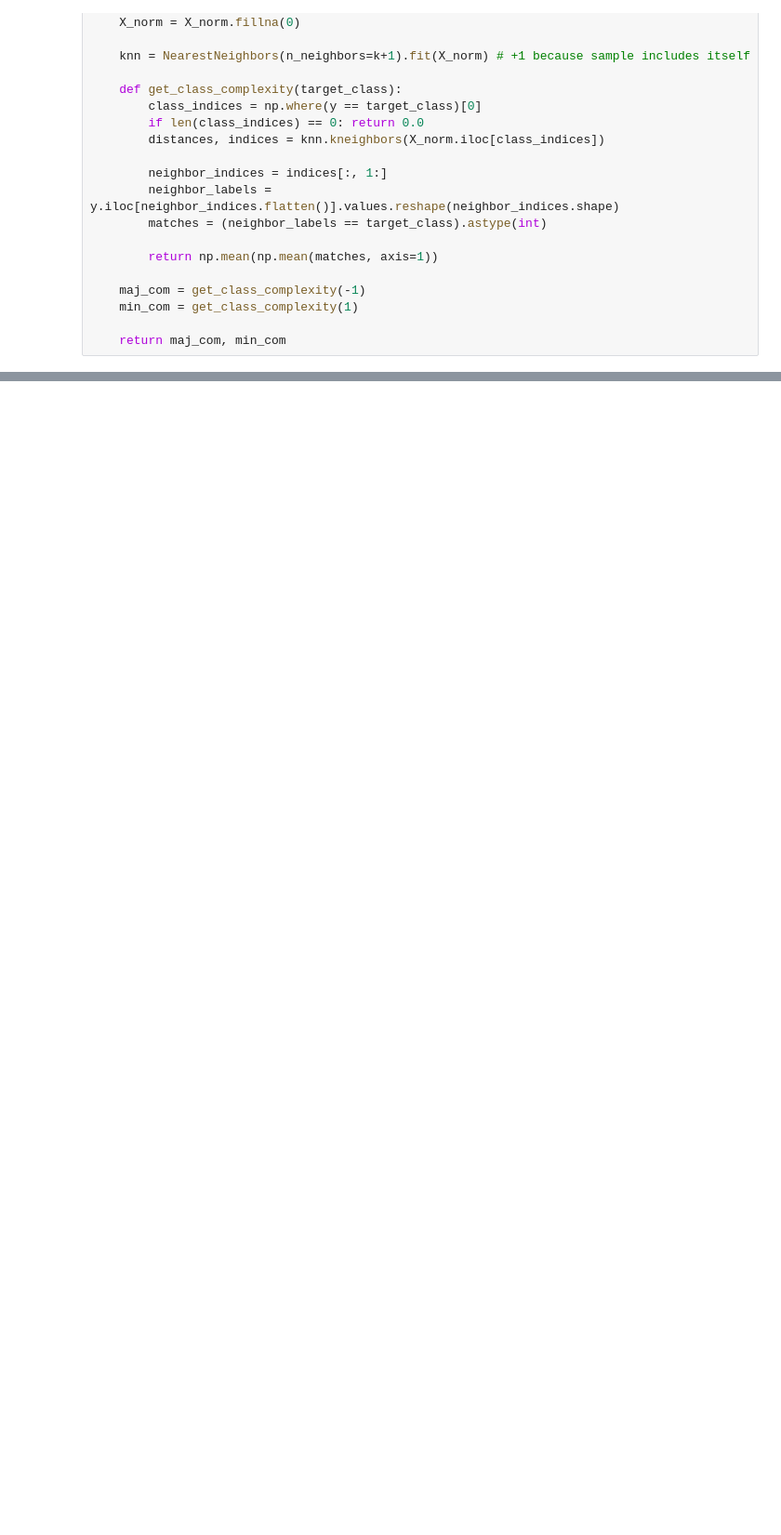
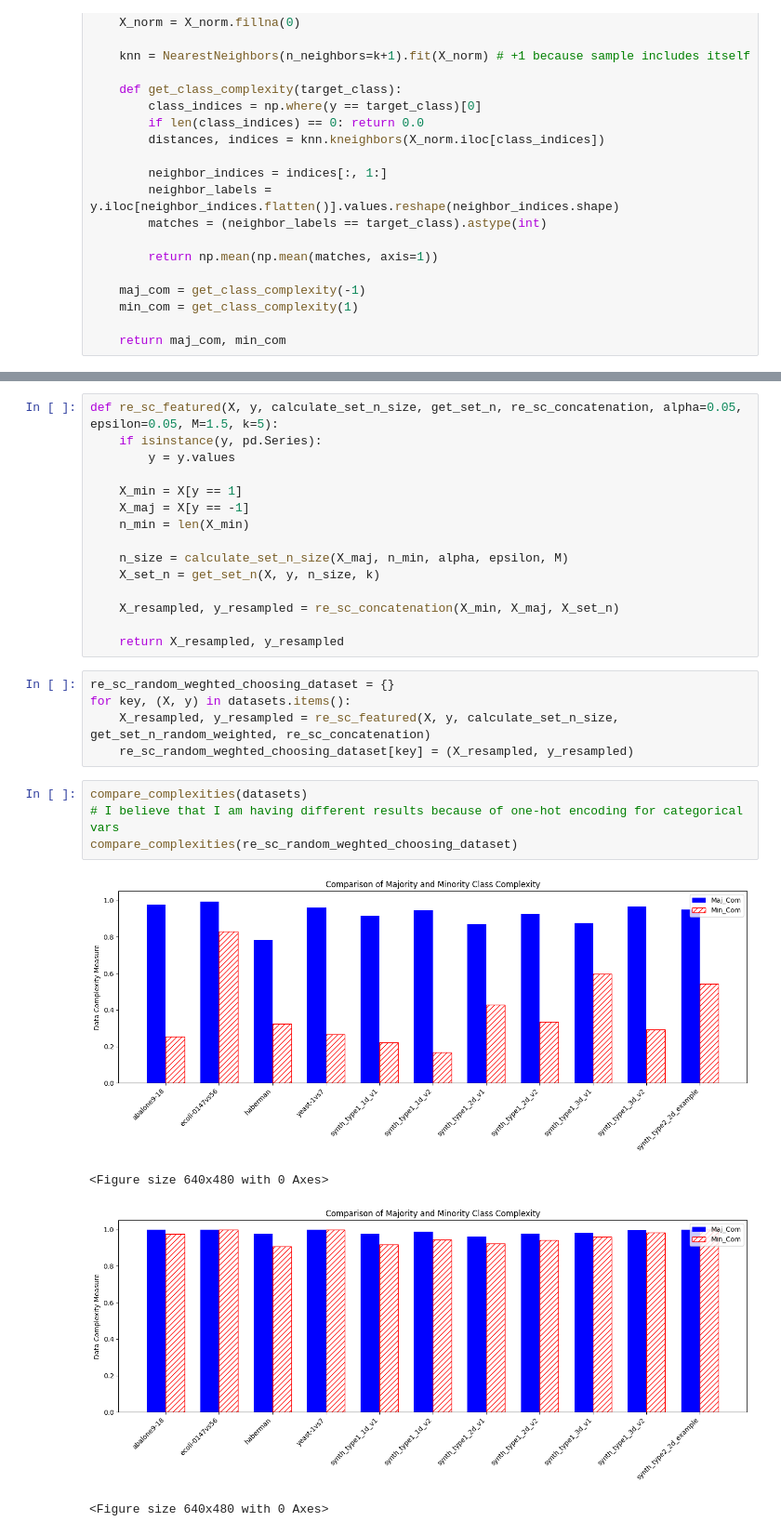
Before and after one commit to maksimkins/resampling-methods, a Jupyter notebook: ds_research.ipynb, the cells around one changed output, grey strips where cells are left out. Shown at 93% size. Drawn from its saved outputs; the diff is of its cells as text; blank space fills up the shorter version.

```diff
--- a/ds_research.ipynb
+++ b/ds_research.ipynb
@@ -311,0 +477,29 @@ Calculating Complexity Metrics...
+# %%
+def re_sc_featured(X, y, calculate_set_n_size, get_set_n, re_sc_concatenation, alpha=0.05, epsilon=0.05, M=1.5, k=5):
+    if isinstance(y, pd.Series):
+        y = y.values
+
+    X_min = X[y == 1]
+    X_maj = X[y == -1]
+    n_min = len(X_min)
+
+    n_size = calculate_set_n_size(X_maj, n_min, alpha, epsilon, M)
+    X_set_n = get_set_n(X, y, n_size, k)
+
+    X_resampled, y_resampled = re_sc_concatenation(X_min, X_maj, X_set_n)
+
+    return X_resampled, y_resampled
+# %%
+re_sc_random_weghted_choosing_dataset = {}
+for key, (X, y) in datasets.items():
+    X_resampled, y_resampled = re_sc_featured(X, y, calculate_set_n_size, get_set_n_random_weighted, re_sc_concatenation)
+    re_sc_random_weghted_choosing_dataset[key] = (X_resampled, y_resampled)
+# %%
+compare_complexities(datasets)
+# I believe that I am having different results because of one-hot encoding for categorical vars
+compare_complexities(re_sc_random_weghted_choosing_dataset)
+# %% [output]
+[figure, added]
+<Figure size 640x480 with 0 Axes>
+[figure, added]
+<Figure size 640x480 with 0 Axes>
```
Also changed, not shown: parts of 16 cells of this notebook.
